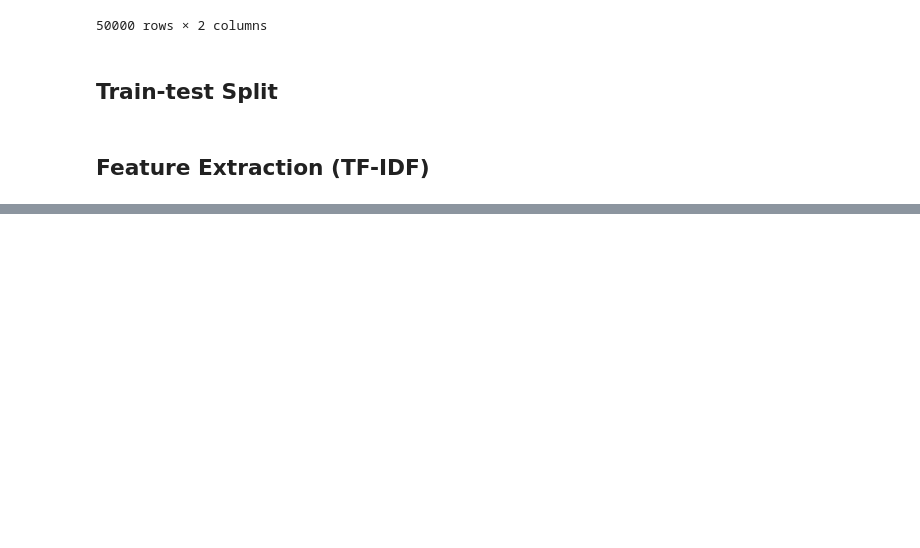
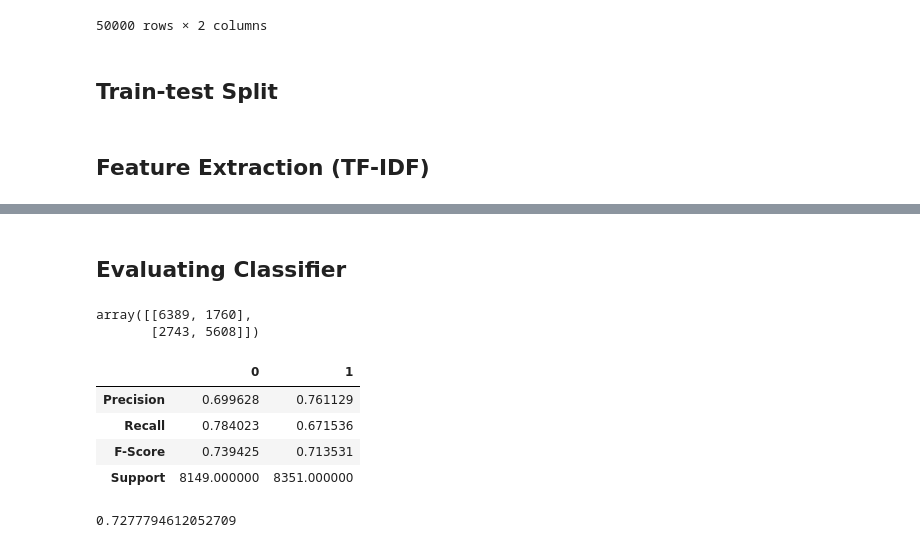
Before and after one commit to lucasmbastos/nlp_class, a Jupyter notebook: notebooks/SKLearn.ipynb, the cells around one changed output, grey strips where cells are left out. Saved outputs shown, nothing was run; the diff lists cells and outputs as text; code cells hidden in the pictures; blank space fills up the shorter version.

Commit message:
Finish SKLearn notebook and started Keras notebook

```diff
--- a/notebooks/SKLearn.ipynb
+++ b/notebooks/SKLearn.ipynb
@@ -134,0 +167,3 @@ vectorizer.transform(usable_dataset.loc[0,'REVIEW'])
+# %%
+transformed_train_x = vectorizer.transform(train_X)
+transformed_test_x = vectorizer.transform(test_X)
@@ -134,0 +172,4 @@ vectorizer.transform(usable_dataset.loc[0,'REVIEW'])
+# %%
+classifier = sklearn.ensemble.RandomForestClassifier()
+# %%
+classifier.fit(X=transformed_train_x, y=train_y)
@@ -134,0 +184,22 @@ vectorizer.transform(usable_dataset.loc[0,'REVIEW'])
+# %% [markdown]
+## Evaluating Classifier
+# %%
+predicted_test = classifier.predict(X=transformed_test_x)
+sklearn.metrics.confusion_matrix(y_true=test_y, y_pred=predicted_test)
+# %% [output]
+array([[6389, 1760],
+       [2743, 5608]])
+# %%
+metrics = sklearn.metrics.precision_recall_fscore_support(y_true=test_y, y_pred=predicted_test)
+pd.DataFrame(list(metrics), index=['Precision', 'Recall', "F-Score", "Support"])
+# %% [output]
+|  | 0 | 1 |
+| Precision | 0.699628 | 0.761129 |
+| Recall | 0.784023 | 0.671536 |
+| F-Score | 0.739425 | 0.713531 |
+| Support | 8149.000000 | 8351.000000 |
+# %%
+fpr, tpr, thresholds = sklearn.metrics.roc_curve(y_true=test_y, y_score=predicted_test)
+sklearn.metrics.auc(fpr, tpr)
+# %% [output]
+0.7277794612052709
```
Also changed, not shown: parts of 12 cells of this notebook, 1 other file.
